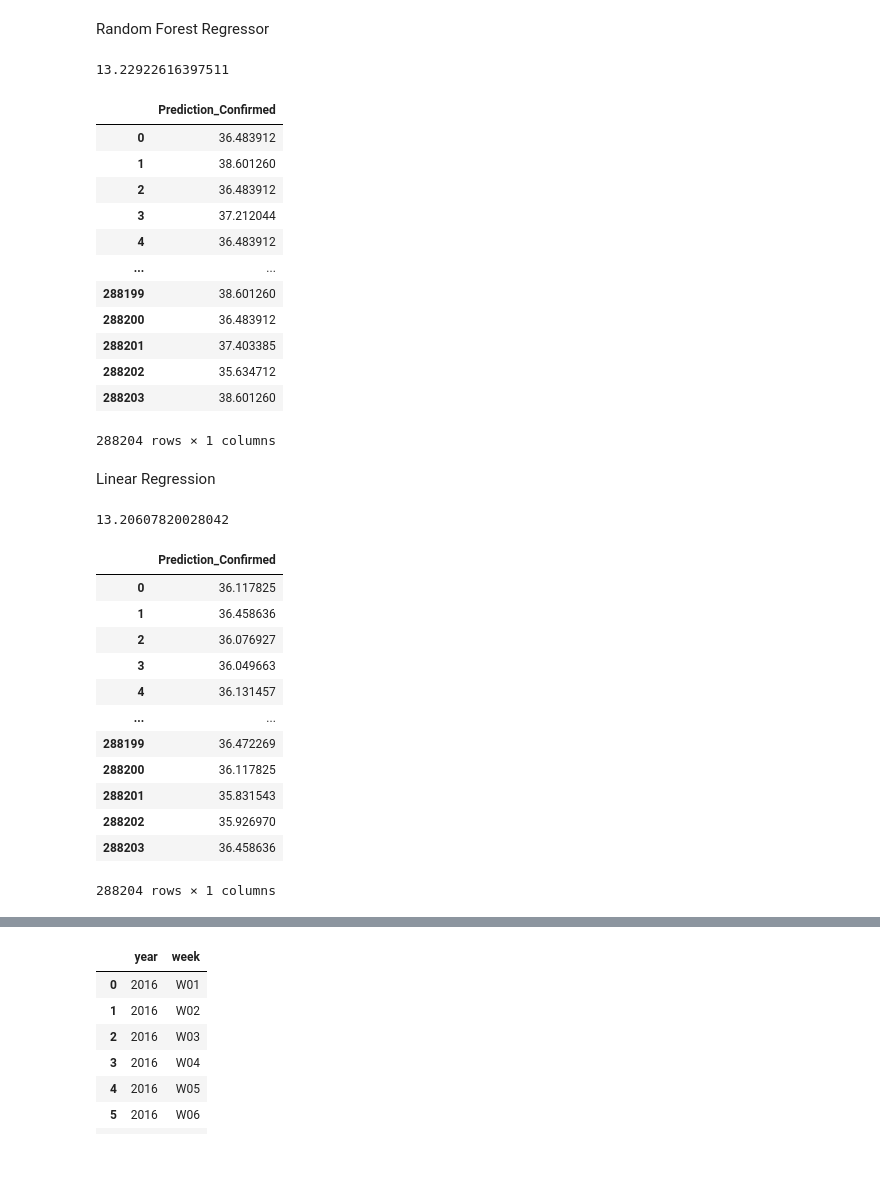
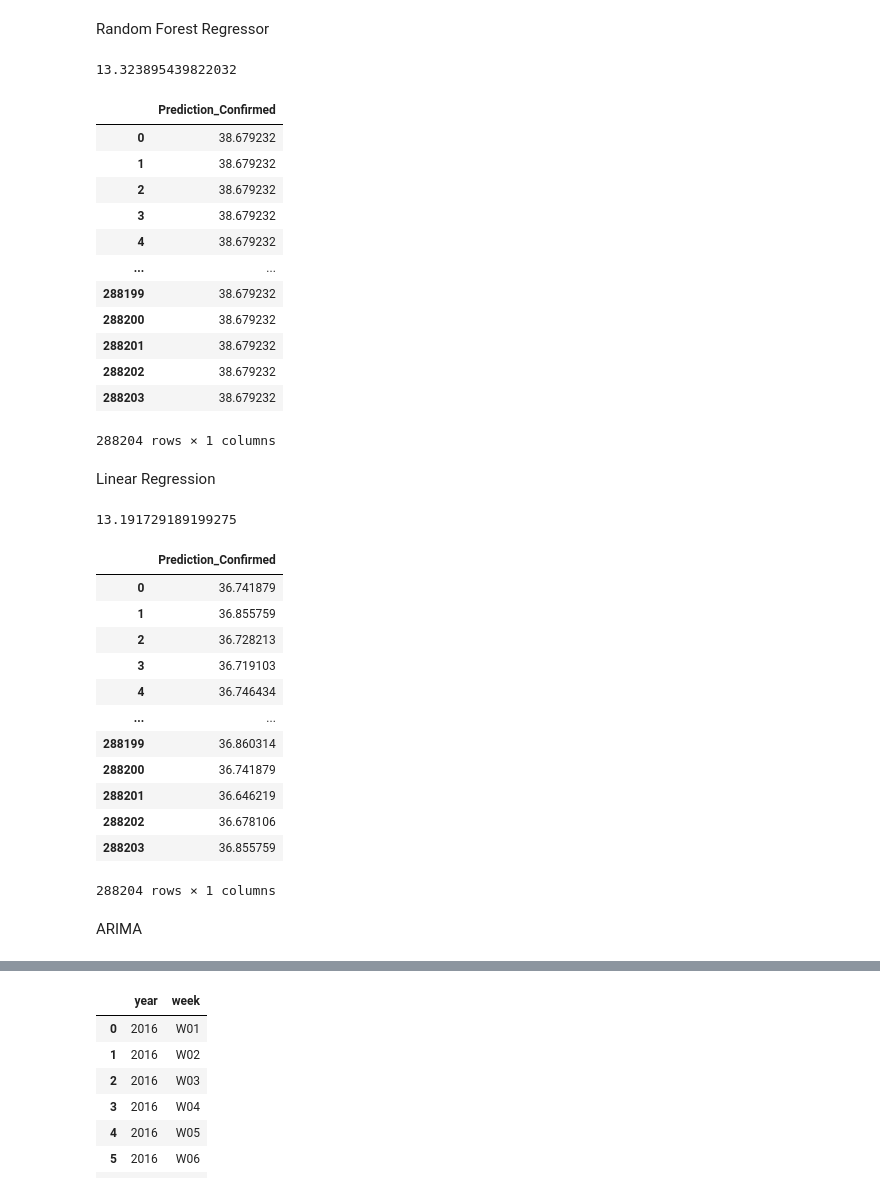
Before and after one commit to FabiBarbos/Churn, a Jupyter notebook: Olá,_este_é_o_Colaboratory.ipynb, the cells around one changed output, grey strips where cells are left out. Saved outputs shown, nothing was run; the diff lists cells and outputs as text; code cells hidden in the pictures; blank space fills up the shorter version.

```diff
--- a/Olá,_este_é_o_Colaboratory.ipynb
+++ b/Olá,_este_é_o_Colaboratory.ipynb
@@ -791,59 +826,61 @@ rmse=[]
 Random Forest Regressor
 # %%
 from sklearn.ensemble import RandomForestRegressor
-rf = RandomForestRegressor(max_depth=200, random_state=0)
+rf = RandomForestRegressor(max_depth=200, n_estimators=10, random_state=0)
 # %%
 y_treino = y_treino['net_revenue'].values.ravel()
 # %%
-rf.fit(X, y_treino)
-y_pred = rf.predict(X_teste)
+rf.fit(x_treino, y_treino)
+y_pred = rf.predict(x_teste)
 RMSE_RF = sqrt(mean_squared_error(y_true = y_teste, y_pred = y_pred))
 rf = pd.DataFrame(y_pred)
 rf.columns = ["Prediction_Confirmed"]
 print(RMSE_RF)
 rmse.append(RMSE_RF)
 # %% [output]
-13.22922616397511
+13.323895439822032
 # %%
 rf
 # %% [output]
 |  | Prediction_Confirmed |
-| 0 | 36.483912 |
-| 1 | 38.601260 |
-| 2 | 36.483912 |
-| 3 | 37.212044 |
-| 4 | 36.483912 |
+| 0 | 38.679232 |
+| 1 | 38.679232 |
+| 2 | 38.679232 |
+| 3 | 38.679232 |
+| 4 | 38.679232 |
 | ... | ... |
-| 288199 | 38.601260 |
-| 288200 | 36.483912 |
-| 288201 | 37.403385 |
-| 288202 | 35.634712 |
-| 288203 | 38.601260 |
+| 288199 | 38.679232 |
+| 288200 | 38.679232 |
+| 288201 | 38.679232 |
+| 288202 | 38.679232 |
+| 288203 | 38.679232 |
 288204 rows × 1 columns
 # %% [markdown]
 Linear Regression
 # %%
 lr = LinearRegression()
-lr.fit(X, y_treino)
-y_pred = lr.predict(X_teste)
+lr.fit(x_treino, y_treino)
+y_pred = lr.predict(x_teste)
 RMSE_lr = sqrt(mean_squared_error(y_true = y_teste, y_pred = y_pred))
 lr = pd.DataFrame(y_pred)
 lr.columns = ["Prediction_Confirmed"]
 print(RMSE_lr)
 rmse.append(RMSE_lr)
 lr
 # %% [output]
-13.20607820028042
+13.191729189199275
 |  | Prediction_Confirmed |
-| 0 | 36.117825 |
-| 1 | 36.458636 |
-| 2 | 36.076927 |
-| 3 | 36.049663 |
-| 4 | 36.131457 |
+| 0 | 36.741879 |
+| 1 | 36.855759 |
+| 2 | 36.728213 |
+| 3 | 36.719103 |
+| 4 | 36.746434 |
 | ... | ... |
-| 288199 | 36.472269 |
-| 288200 | 36.117825 |
-| 288201 | 35.831543 |
-| 288202 | 35.926970 |
-| 288203 | 36.458636 |
+| 288199 | 36.860314 |
+| 288200 | 36.741879 |
+| 288201 | 36.646219 |
+| 288202 | 36.678106 |
+| 288203 | 36.855759 |
 288204 rows × 1 columns
+# %% [markdown]
+ARIMA
```
Also changed, not shown: parts of 6 cells of this notebook.
